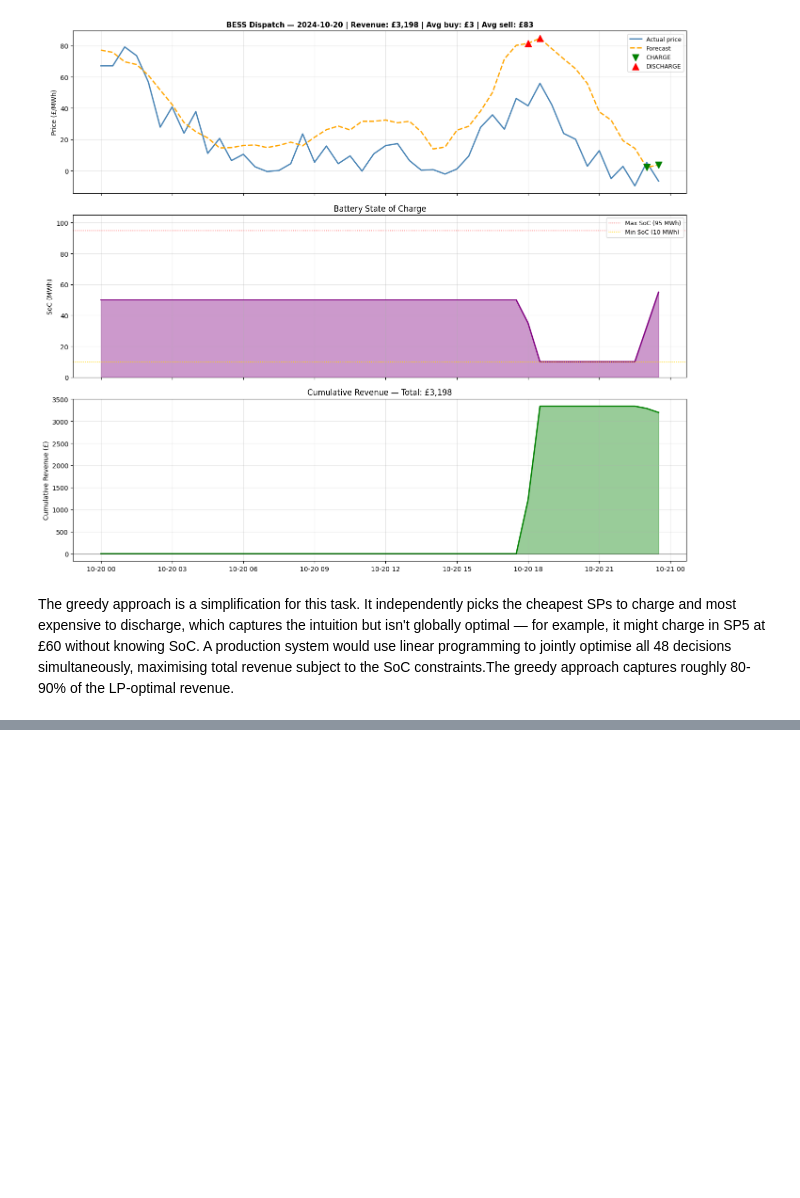
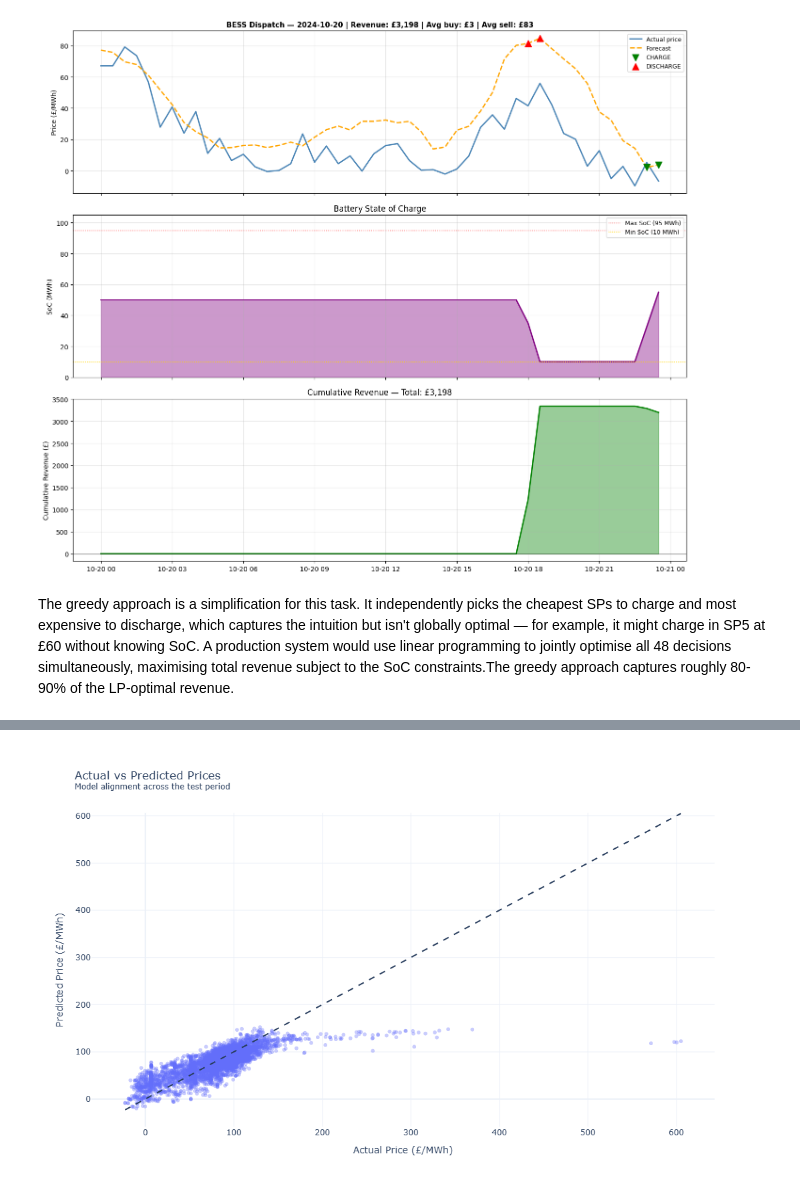
Before and after one commit to Saptaparnineogi/BESSPriceForecasting, a Jupyter notebook: notebooks/BESSPriceForecast.ipynb, the cells around one changed output, grey strips where cells are left out. Drawn from its saved outputs; the diff is of its cells as text; code cells hidden in the pictures; blank space fills up the shorter version.

```diff
--- a/notebooks/BESSPriceForecast.ipynb
+++ b/notebooks/BESSPriceForecast.ipynb
@@ -869,0 +926,40 @@ The greedy approach is a simplification for this task. It independently picks th
+# %%
+# --------------------------------------------------
+# 2. Actual vs Predicted Scatter Plot
+# --------------------------------------------------
+
+fig = px.scatter(
+    test,
+    x="price",
+    y="predicted_price",
+    opacity=0.35,
+    labels={
+        "price": "Actual Price (£/MWh)",
+        "predicted_price": "Predicted Price (£/MWh)"
+    },
+    title="Actual vs Predicted Prices<br><sup>Model alignment across the test period</sup>"
+)
+
+min_val = min(test["price"].min(), test["predicted_price"].min())
+max_val = max(test["price"].max(), test["predicted_price"].max())
+
+fig.add_shape(
+    type="line",
+    x0=min_val,
+    y0=min_val,
+    x1=max_val,
+    y1=max_val,
+    line=dict(dash="dash")
+)
+
+fig.update_layout(
+    template="plotly_white",
+    width=800,
+    height=650
+)
+
+fig.write_html("figures/actual_vs_predicted_scatter.html")
+fig.write_image("figures/actual_vs_predicted_scatter.png", scale=3)
+fig.show()
+# %% [output]
+[figure, added]
```
Also changed, not shown: parts of 6 cells of this notebook.
